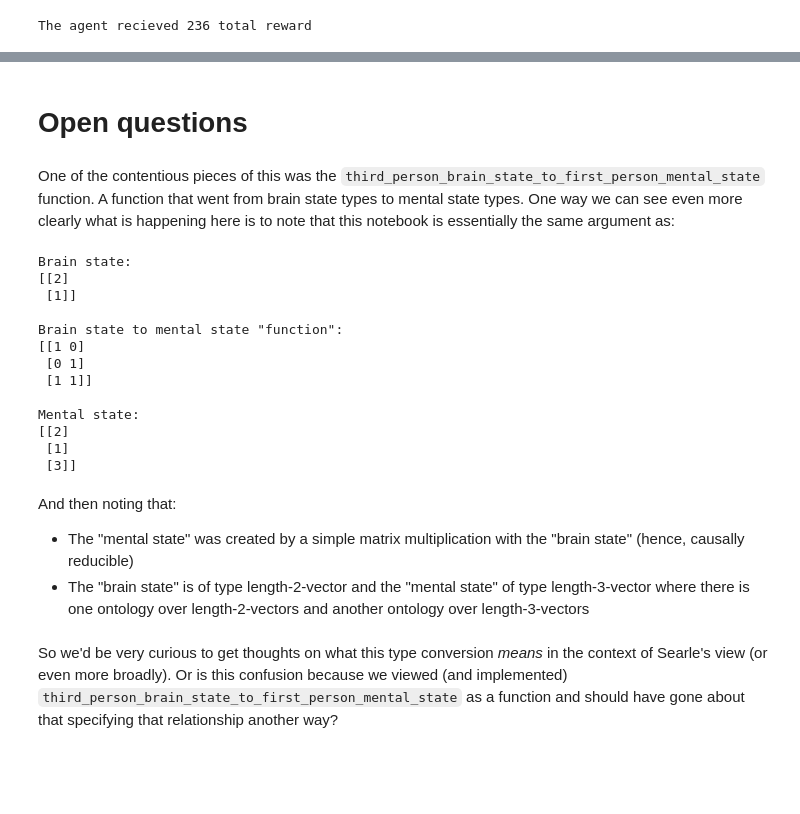
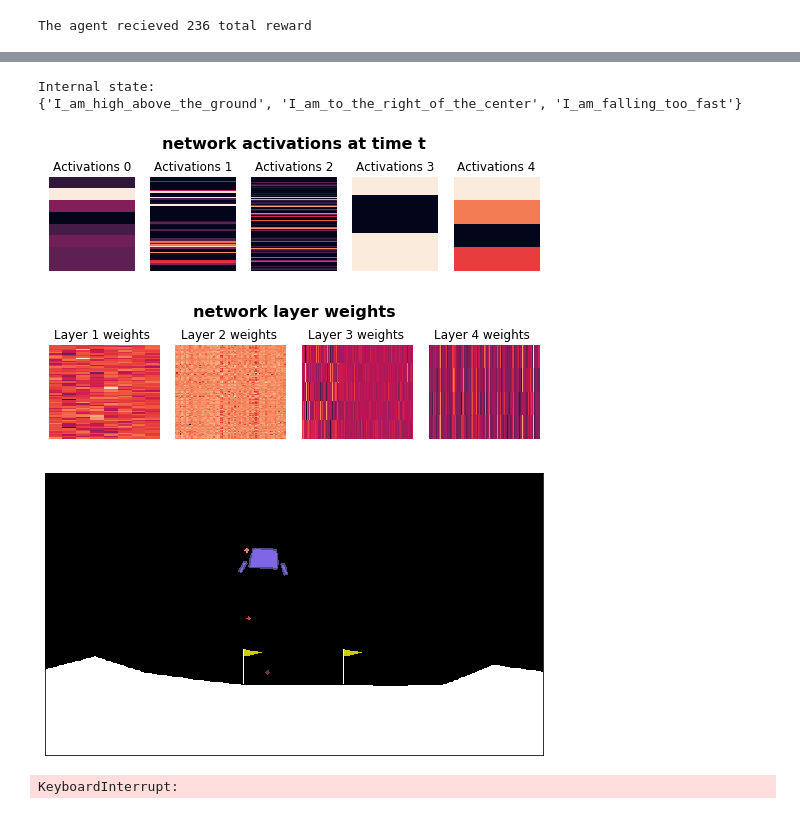
Before and after one commit to Josh-Joseph/tsc-2019, a Jupyter notebook: notebooks/TSC 2019.ipynb, the cells around one changed output, grey strips where cells are left out. Saved outputs shown, nothing was run; the diff lists cells and outputs as text; code cells hidden in the pictures; blank space fills up the shorter version.

Commit message:
significant notebook cell purging / reordering

```diff
--- a/notebooks/TSC 2019.ipynb
+++ b/notebooks/TSC 2019.ipynb
@@ -144,8 +146,14 @@ The agent recieved 236 total reward
 # %%
-def visualize_brain_state_instance(episode_index):
+def visualize_brain_state_and_internal_state_instance(episode_index):
 
     brain_state = get_brain_state(agent, episode_history['observation'][episode_index])
 
+    recurrent_activations = brain_state['activations'][3]
+    internal_state = recurrent_activations_to_internal_state(recurrent_activations)
+
+    visualize_activations(brain_state)
+    visualize_weights(brain_state)
+
     world.visualize(episode_history['world_image'][episode_index])
-    visualize_weights(brain_state)
-    visualize_activations(brain_state)
+
+    print("Internal state: \n{}".format(internal_state))
@@ -259,41 +160,15 @@ TALK ABOUT BITS and abstraction levels
-# %% [markdown]
-# Open questions
-# %% [markdown]
-One of the contentious pieces of this was the `third_person_brain_state_to_first_person_mental_state` function. A function that went from brain state types to mental state types. One way we can see even more clearly what is happening here is to note that this notebook is essentially the same argument as:
-# %%
-brain_state = np.array(
-    [[2],
-     [1]]
-)
-
-brain_state_to_mental_state_matrix = np.matrix(
-    [[1, 0],
-     [0, 1],
-     [1, 1]]
-)
-
-mental_state = brain_state_to_mental_state_matrix * brain_state
-
-print('Brain state: \n{}\n'.format(brain_state))
-print('Brain state to mental state "function": \n{}\n'.format(brain_state_to_mental_state_matrix))
-print('Mental state: \n{}\n'.format(mental_state))
-# %% [output]
-Brain state:
-[[2]
- [1]]
-
-Brain state to mental state "function":
-[[1 0]
- [0 1]
- [1 1]]
-
-Mental state:
-[[2]
- [1]
- [3]]
-# %% [markdown]
-And then noting that:
-- The "mental state" was created by a simple matrix multiplication with the "brain state" (hence, causally reducible)
-- The "brain state" is of type length-2-vector and the "mental state" of type length-3-vector where there is one ontology over length-2-vectors and another ontology over length-3-vectors
-# %% [markdown]
-So we'd be very curious to get thoughts on what this type conversion _means_ in the context of Searle's view (or even more broadly). Or is this confusion because we viewed (and implemented) `third_person_brain_state_to_first_person_mental_state` as a function and should have gone about that specifying that relationship another way?
+# %%
+import matplotlib.pyplot as plt
+
+for episode_i in range(0, len(episode_history['observation']), 25):
+    clear_output(wait=True)
+    visualize_brain_state_and_internal_state_instance(episode_i)
+    plt.show()
+    time.sleep(3)
+# %% [output]
+Internal state:
+{'I_am_high_above_the_ground', 'I_am_to_the_right_of_the_center', 'I_am_falling_too_fast'}
+[figure, added]
+[figure, added]
+[figure, added]
+KeyboardInterrupt:
```
Also changed, not shown: parts of 34 cells of this notebook, 3 other files.
